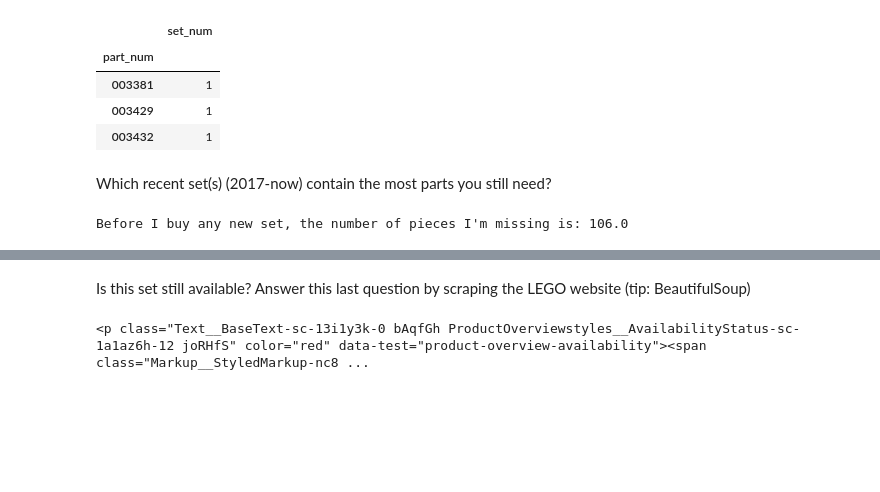
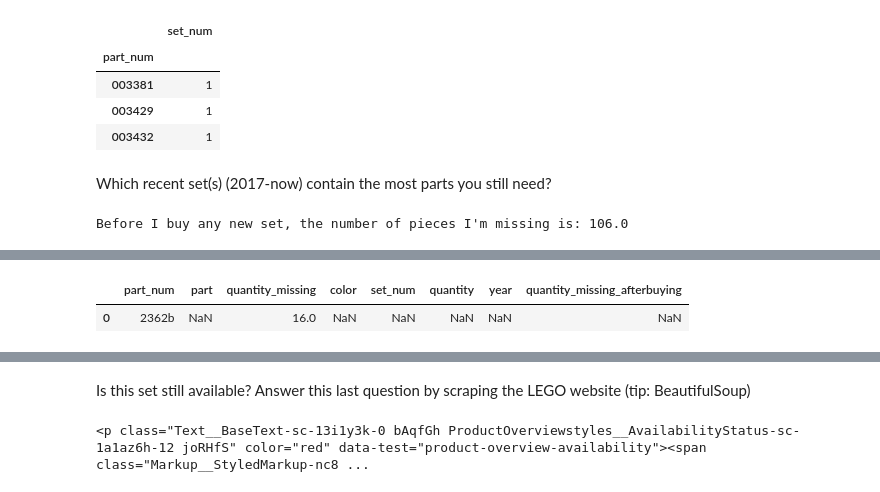
Before and after one commit to vstrien/1-meting-legocase, a Jupyter notebook: Uitwerkingen/Q4.ipynb, the cells around one changed output, grey strips where cells are left out. Saved outputs shown, nothing was run; the diff lists cells and outputs as text; code cells hidden in the pictures; blank space fills up the shorter version.

```diff
--- a/Uitwerkingen/Q4.ipynb
+++ b/Uitwerkingen/Q4.ipynb
@@ -821,0 +842,5 @@ df_piecesneeded_afterbuying[['set_num', 'quantity_missing_afterbuying']].groupby
+# %%
+df_piecesneeded_afterbuying.query('part_num=="2362b"')
+# %% [output]
+|  | part_num | part | quantity_missing | color | set_num | quantity | year | quantity_missing_afterbuying |
+| 0 | 2362b | NaN | 16.0 | NaN | NaN | NaN | NaN | NaN |
```
Also changed, not shown: parts of 16 cells of this notebook.
